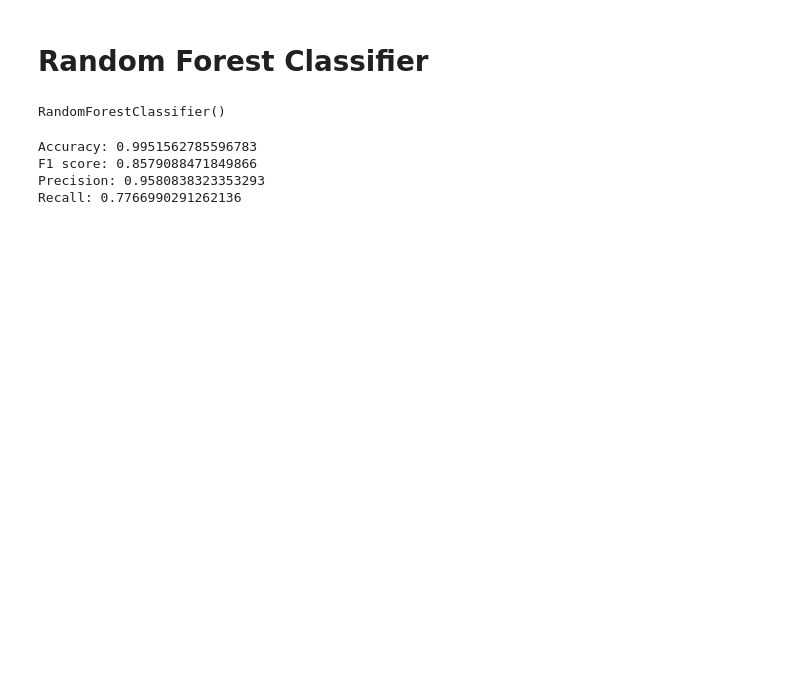
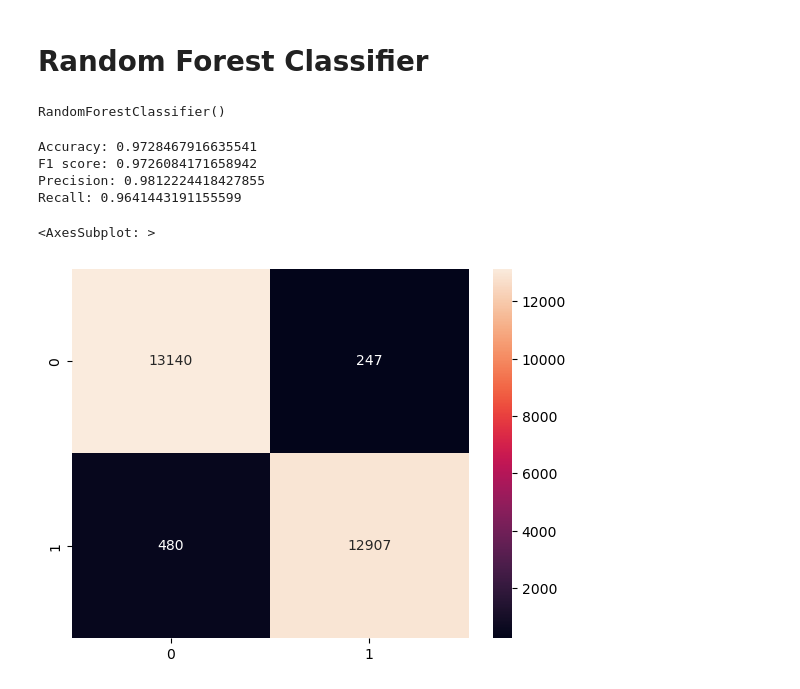
Before and after one commit to madhusudan-deshpande/breast-cancer-detection, a Jupyter notebook: EDA_and_Preprocessing.ipynb, the cells around one changed output. Saved outputs shown, nothing was run; the diff lists cells and outputs as text; code cells hidden in the pictures; blank space fills up the shorter version.

```diff
--- a/EDA_and_Preprocessing.ipynb
+++ b/EDA_and_Preprocessing.ipynb
@@ -462,4 +459,11 @@ invasive      0
 cancer        0
 dtype: int64
+# %%
+# Upsampling the minority class
+X = train_df.drop('cancer', axis=1)
+y = train_df['cancer']
+
+oversample = SMOTE()
+over_X, over_y = oversample.fit_resample(X, y)
 # %% [markdown]
 # Random Forest Classifier
@@ -470,6 +470,6 @@ y = train_df['cancer']
 # %%
 # Split the data into train and test data
-X_train, X_test, y_train, y_test = train_test_split(X, y, test_size=0.2)
+X_train, X_test, y_train, y_test = train_test_split(over_X, over_y, test_size=0.25, stratify=over_y)
 # %%
 # Fit the Random Forest Classifier on training data
 rf_clf = RandomForestClassifier()
@@ -482,15 +482,20 @@ y_pred = rf_clf.predict(X_test)
 # %%
 # Evaluation metrics
 accuracy = accuracy_score(y_test, y_pred)
 F1_score = f1_score(y_test, y_pred)
 precision = precision_score(y_test, y_pred)
 recall = recall_score(y_test, y_pred)
+confusion_mat = confusion_matrix(y_test, y_pred)
 print("Accuracy:", accuracy)
 print("F1 score:", F1_score)
 print("Precision:", precision)
 print("Recall:", recall)
+
+sns.heatmap(confusion_mat, annot=True, fmt="d")
 # %% [output]
-Accuracy: 0.9951562785596783
-F1 score: 0.8579088471849866
-Precision: 0.9580838323353293
-Recall: 0.7766990291262136
+Accuracy: 0.9728467916635541
+F1 score: 0.9726084171658942
+Precision: 0.9812224418427855
+Recall: 0.9641443191155599
+<AxesSubplot: >
+[figure, added]
```
Also changed, not shown: parts of 6 cells of this notebook.
